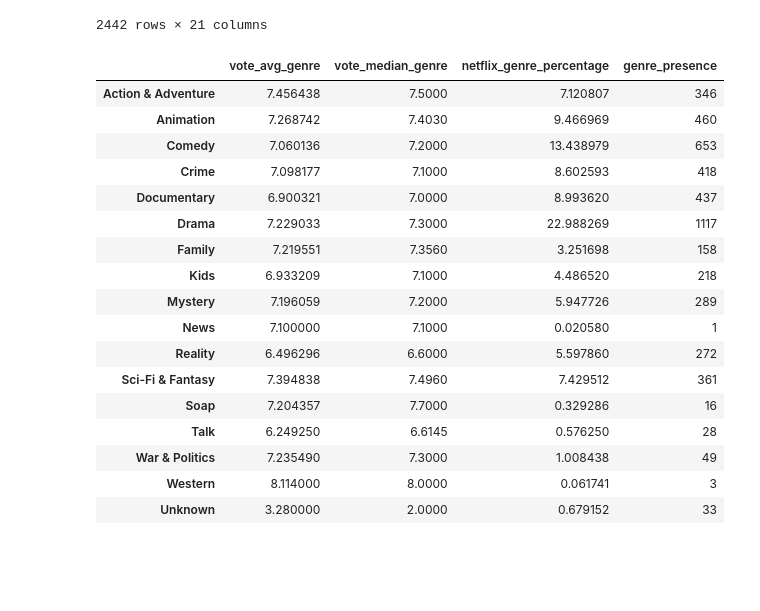
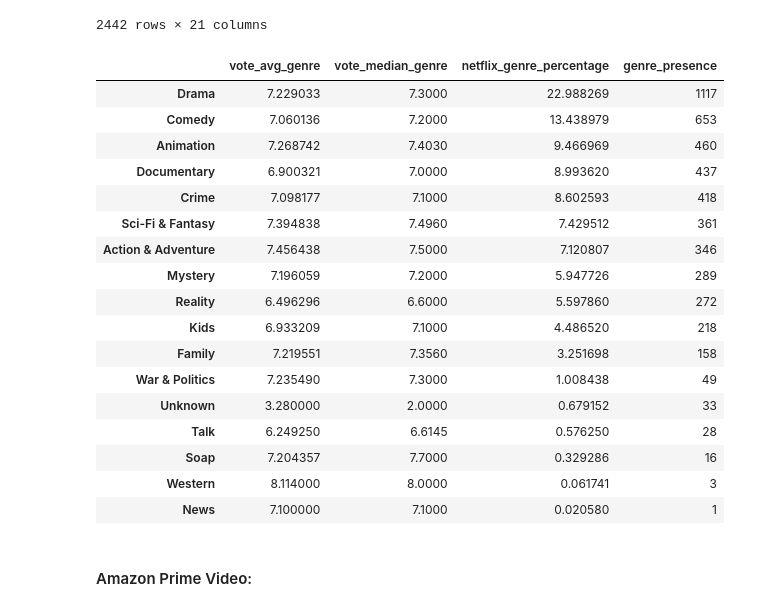
Before and after one commit to tacedo97/EDA-Streaming-Platforms-Spain, a Jupyter notebook: Analysis.ipynb, the cells around one changed output. Drawn from its saved outputs; the diff is of its cells as text; code cells hidden in the pictures; blank space fills up the shorter version.

```diff
--- a/Analysis.ipynb
+++ b/Analysis.ipynb
@@ -1402,0 +1883,3 @@ Puesto que las medias y las medianas son muy similares, los datos no tienen valo
+# %%
+info_pelis_amazon = pd.concat([amazon_movies_spain, amazon_movies_dummy], axis=1)
+info_pelis_amazon
@@ -1402,0 +1900,3 @@ Puesto que las medias y las medianas son muy similares, los datos no tienen valo
+# %%
+info_pelis_amazon.drop(columns=["title", "genre_ids", "release_date", "popularity", "original_language", "adult"], inplace = True)
+info_pelis_amazon
@@ -1402,0 +1919,4 @@ Puesto que las medias y las medianas son muy similares, los datos no tienen valo
+# %%
+#Listado de películas votadas por los usuarios
+info_pelis_amazon_votadas = info_pelis_amazon.drop(info_pelis_amazon[info_pelis_amazon["vote_count"] == 0].index)
+info_pelis_amazon_votadas
@@ -1402,0 +1939,15 @@ Puesto que las medias y las medianas son muy similares, los datos no tienen valo
+# %%
+#Medias:
+amazon_movies_genre_vote_avg = []
+for genre in movies_genres_list:
+    vote_avg_genre = info_pelis_amazon_votadas[info_pelis_amazon_votadas[genre]==1]["vote_average"].mean()
+    amazon_movies_genre_vote_avg.append(vote_avg_genre)
+vote_avg_genre_movies_amazon = pd.Series(amazon_movies_genre_vote_avg, index = movies_genres_list)
+
+
+#Medianas:
+amazon_movies_genre_vote_median = []
+for genre in movies_genres_list:
+    vote_median_genre = info_pelis_amazon_votadas[info_pelis_amazon_votadas[genre]==1]["vote_average"].median()
+    amazon_movies_genre_vote_median.append(vote_median_genre)
+vote_median_genre_movies_amazon = pd.Series(amazon_movies_genre_vote_median, index = movies_genres_list)
@@ -1497,31 +2078,32 @@ vote_median_genre_series_netflix = pd.Series(netflix_series_genre_vote_median, i
 # %%
 #Construimos la tabla con los datos que vamos a graficar
 info_final_series_votadas_netflix = pd.concat([vote_avg_genre_series_netflix, vote_median_genre_series_netflix, porc_netflix_series_genre, apars_gener_series_netflix, ], axis=1, join="inner").rename(columns = {
     0:"vote_avg_genre",
     1:"vote_median_genre",
     2:"netflix_genre_percentage",
     3: "genre_presence"
 })
+info_final_series_votadas_netflix.sort_values(by="genre_presence", ascending=False,inplace=True)
 info_final_series_votadas_netflix
 # %% [output]
 |  | vote_avg_genre | vote_median_genre | netflix_genre_percentage | genre_presence |
+| Drama | 7.229033 | 7.3000 | 22.988269 | 1117 |
+| Comedy | 7.060136 | 7.2000 | 13.438979 | 653 |
+| Animation | 7.268742 | 7.4030 | 9.466969 | 460 |
+| Documentary | 6.900321 | 7.0000 | 8.993620 | 437 |
+| Crime | 7.098177 | 7.1000 | 8.602593 | 418 |
+| Sci-Fi & Fantasy | 7.394838 | 7.4960 | 7.429512 | 361 |
 | Action & Adventure | 7.456438 | 7.5000 | 7.120807 | 346 |
-| Animation | 7.268742 | 7.4030 | 9.466969 | 460 |
-| Comedy | 7.060136 | 7.2000 | 13.438979 | 653 |
-| Crime | 7.098177 | 7.1000 | 8.602593 | 418 |
-| Documentary | 6.900321 | 7.0000 | 8.993620 | 437 |
-| Drama | 7.229033 | 7.3000 | 22.988269 | 1117 |
+| Mystery | 7.196059 | 7.2000 | 5.947726 | 289 |
+| Reality | 6.496296 | 6.6000 | 5.597860 | 272 |
+| Kids | 6.933209 | 7.1000 | 4.486520 | 218 |
 | Family | 7.219551 | 7.3560 | 3.251698 | 158 |
-| Kids | 6.933209 | 7.1000 | 4.486520 | 218 |
-| Mystery | 7.196059 | 7.2000 | 5.947726 | 289 |
+| War & Politics | 7.235490 | 7.3000 | 1.008438 | 49 |
+| Unknown | 3.280000 | 2.0000 | 0.679152 | 33 |
+| Talk | 6.249250 | 6.6145 | 0.576250 | 28 |
+| Soap | 7.204357 | 7.7000 | 0.329286 | 16 |
+| Western | 8.114000 | 8.0000 | 0.061741 | 3 |
 | News | 7.100000 | 7.1000 | 0.020580 | 1 |
-| Reality | 6.496296 | 6.6000 | 5.597860 | 272 |
-| Sci-Fi & Fantasy | 7.394838 | 7.4960 | 7.429512 | 361 |
-| Soap | 7.204357 | 7.7000 | 0.329286 | 16 |
-| Talk | 6.249250 | 6.6145 | 0.576250 | 28 |
-| War & Politics | 7.235490 | 7.3000 | 1.008438 | 49 |
-| Western | 8.114000 | 8.0000 | 0.061741 | 3 |
-| Unknown | 3.280000 | 2.0000 | 0.679152 | 33 |
 # %%
 #De nuevo, medias y medianas no varían mucho así que procedemos a dibujar la gráfica
 porcentaje_presencia = info_final_series_votadas_netflix["netflix_genre_percentage"].to_list() #Eje X de nuestra gráfica
@@ -1542,0 +2126,2 @@ fig.show()
+# %% [markdown]
+#### Amazon Prime Video:
```
Also changed, not shown: parts of 72 cells of this notebook, 13 other files.
